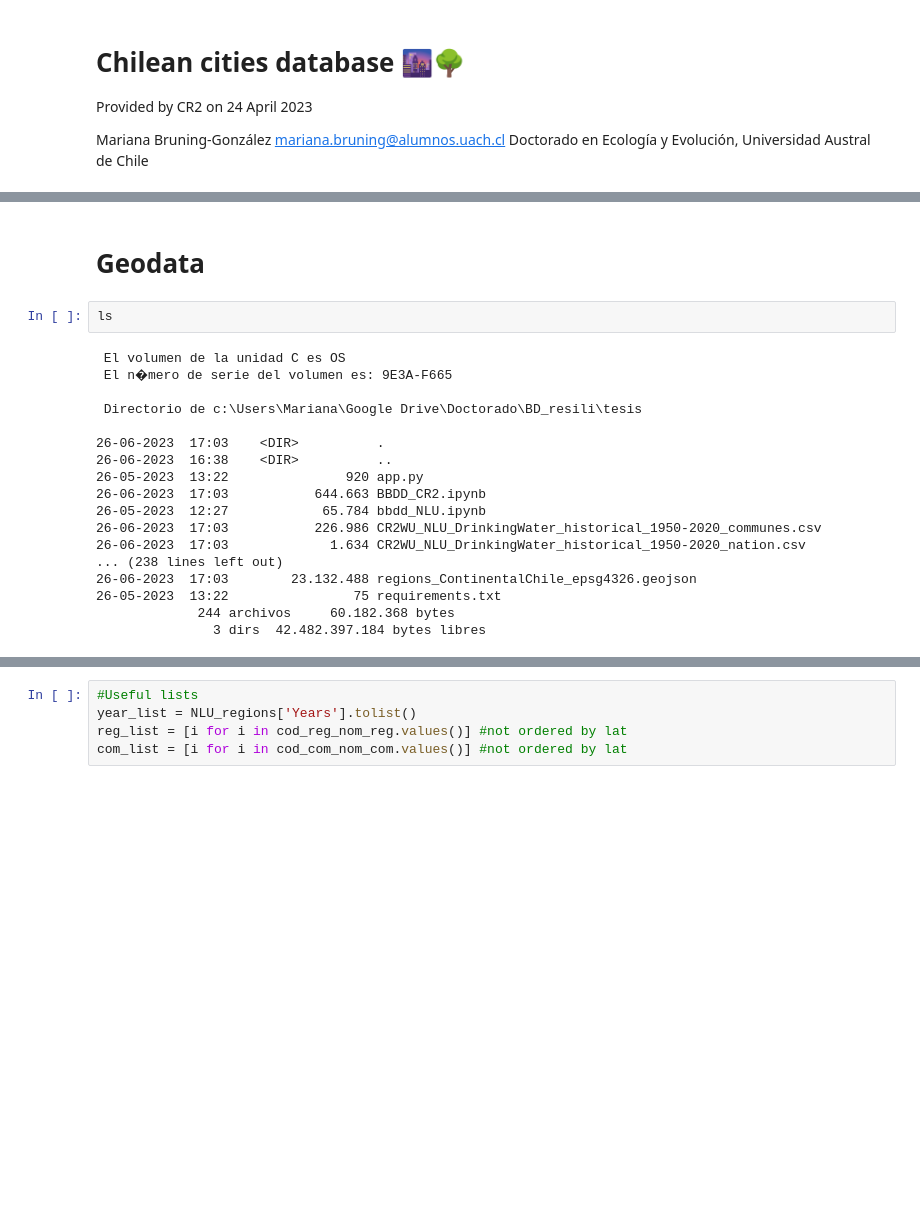
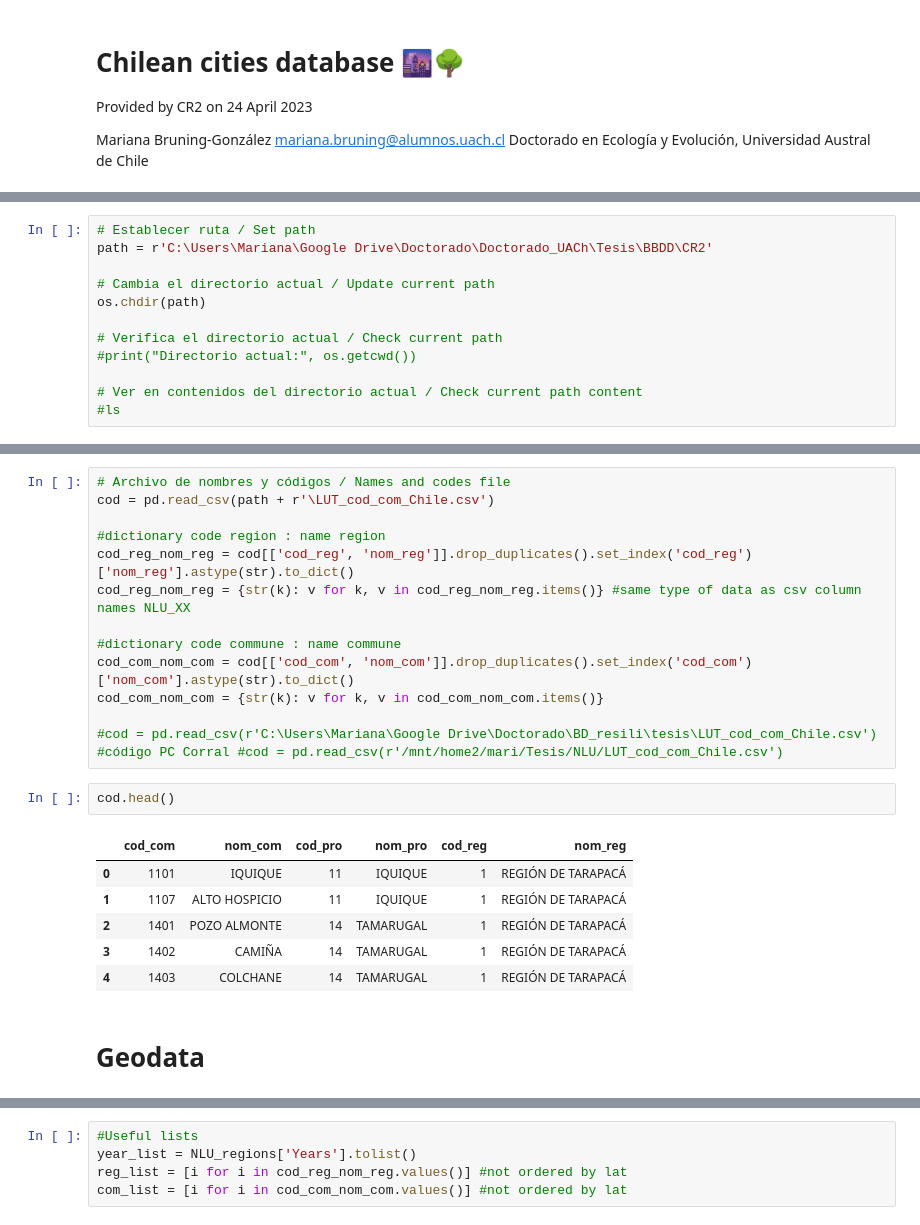
Before and after one commit to MariOrki/tesis, a Jupyter notebook: BBDD_CR2.ipynb, the cells around one changed output, grey strips where cells are left out. Drawn from its saved outputs; the diff is of its cells as text; blank space fills up the shorter version.

```diff
--- a/BBDD_CR2.ipynb
+++ b/BBDD_CR2.ipynb
@@ -139,0 +138,12 @@ Requirement already satisfied: six in c:\users\mariana\.conda\envs\tesis\lib\sit
+# %%
+# Establecer ruta / Set path
+path = r'C:\Users\Mariana\Google Drive\Doctorado\Doctorado_UACh\Tesis\BBDD\CR2'
+
+# Cambia el directorio actual / Update current path
+os.chdir(path)
+
+# Verifica el directorio actual / Check current path
+#print("Directorio actual:", os.getcwd())
+
+# Ver en contenidos del directorio actual / Check current path content
+#ls
@@ -140,22 +160,25 @@ Requirement already satisfied: six in c:\users\mariana\.conda\envs\tesis\lib\sit
+# %%
+# Archivo de nombres y códigos / Names and codes file
+cod = pd.read_csv(path + r'\LUT_cod_com_Chile.csv')
+
+#dictionary code region : name region
+cod_reg_nom_reg = cod[['cod_reg', 'nom_reg']].drop_duplicates().set_index('cod_reg')['nom_reg'].astype(str).to_dict()
+cod_reg_nom_reg = {str(k): v for k, v in cod_reg_nom_reg.items()} #same type of data as csv column names NLU_XX
+
+#dictionary code commune : name commune
+cod_com_nom_com = cod[['cod_com', 'nom_com']].drop_duplicates().set_index('cod_com')['nom_com'].astype(str).to_dict()
+cod_com_nom_com = {str(k): v for k, v in cod_com_nom_com.items()}
+
+#cod = pd.read_csv(r'C:\Users\Mariana\Google Drive\Doctorado\BD_resili\tesis\LUT_cod_com_Chile.csv')
+#código PC Corral #cod = pd.read_csv(r'/mnt/home2/mari/Tesis/NLU/LUT_cod_com_Chile.csv')
+# %%
+cod.head()
+# %% [output]
+|  | cod_com | nom_com | cod_pro | nom_pro | cod_reg | nom_reg |
+| 0 | 1101 | IQUIQUE | 11 | IQUIQUE | 1 | REGIÓN DE TARAPACÁ |
+| 1 | 1107 | ALTO HOSPICIO | 11 | IQUIQUE | 1 | REGIÓN DE TARAPACÁ |
+| 2 | 1401 | POZO ALMONTE | 14 | TAMARUGAL | 1 | REGIÓN DE TARAPACÁ |
+| 3 | 1402 | CAMIÑA | 14 | TAMARUGAL | 1 | REGIÓN DE TARAPACÁ |
+| 4 | 1403 | COLCHANE | 14 | TAMARUGAL | 1 | REGIÓN DE TARAPACÁ |
 # %% [markdown]
 # Geodata
-# %%
-ls
-# %% [output]
- El volumen de la unidad C es OS
- El n�mero de serie del volumen es: 9E3A-F665
-
- Directorio de c:\Users\Mariana\Google Drive\Doctorado\BD_resili\tesis
-
-26-06-2023  17:03    <DIR>          .
-26-06-2023  16:38    <DIR>          ..
-26-05-2023  13:22               920 app.py
-26-06-2023  17:03           644.663 BBDD_CR2.ipynb
-26-05-2023  12:27            65.784 bbdd_NLU.ipynb
-26-06-2023  17:03           226.986 CR2WU_NLU_DrinkingWater_historical_1950-2020_communes.csv
-26-06-2023  17:03             1.634 CR2WU_NLU_DrinkingWater_historical_1950-2020_nation.csv
-... (238 lines left out)
-26-06-2023  17:03        23.132.488 regions_ContinentalChile_epsg4326.geojson
-26-05-2023  13:22                75 requirements.txt
-             244 archivos     60.182.368 bytes
-               3 dirs  42.482.397.184 bytes libres
```
Also changed, not shown: parts of 62 cells of this notebook, 1 other file.
